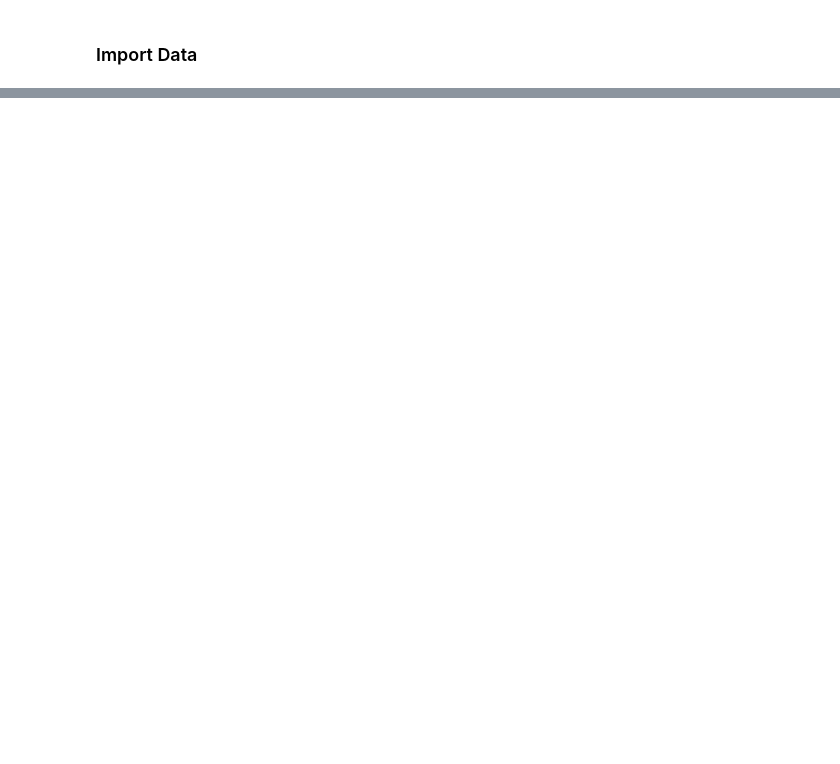
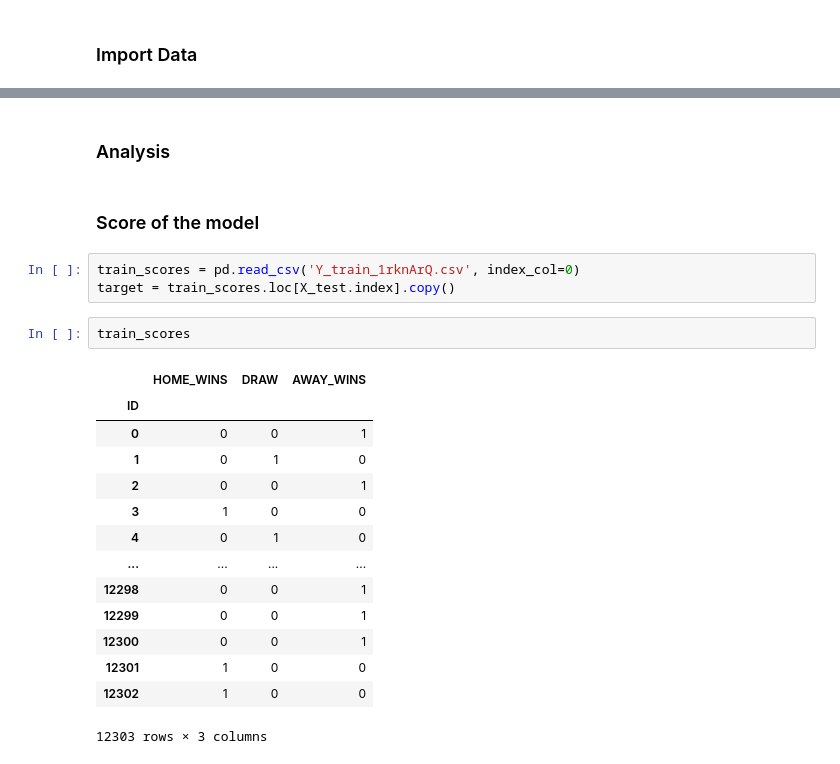
Before and after one commit to martinjolif/Football-matches-outcome-prediction, a Jupyter notebook: main.ipynb, the cells around one changed output, grey strips where cells are left out. Drawn from its saved outputs; the diff is of its cells as text; blank space fills up the shorter version.

```diff
--- a/main.ipynb
+++ b/main.ipynb
@@ -72,0 +220,24 @@ train_home_team_statistics_df['TEAM_NAME'] = TEAM_NAME_home_team_encoding
+# %% [markdown]
+### Analysis
+# %% [markdown]
+### Score of the model
+# %%
+train_scores = pd.read_csv('Y_train_1rknArQ.csv', index_col=0)
+target = train_scores.loc[X_test.index].copy()
+# %%
+train_scores
+# %% [output]
+|  | HOME_WINS | DRAW | AWAY_WINS |
+| ID |  |  |  |
+| 0 | 0 | 0 | 1 |
+| 1 | 0 | 1 | 0 |
+| 2 | 0 | 0 | 1 |
+| 3 | 1 | 0 | 0 |
+| 4 | 0 | 1 | 0 |
+| ... | ... | ... | ... |
+| 12298 | 0 | 0 | 1 |
+| 12299 | 0 | 0 | 1 |
+| 12300 | 0 | 0 | 1 |
+| 12301 | 1 | 0 | 0 |
+| 12302 | 1 | 0 | 0 |
+12303 rows × 3 columns
```
Also changed, not shown: parts of 43 cells of this notebook.
